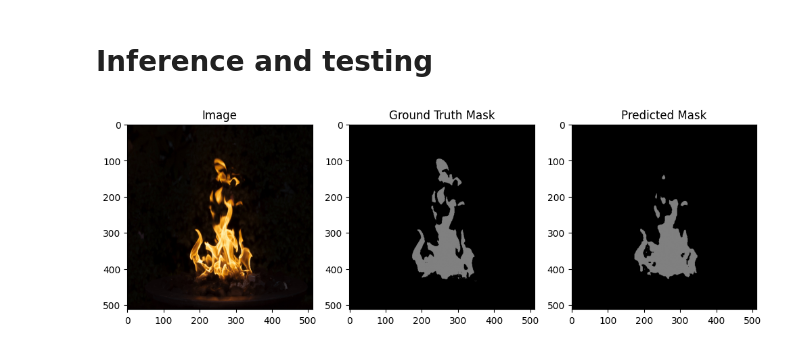
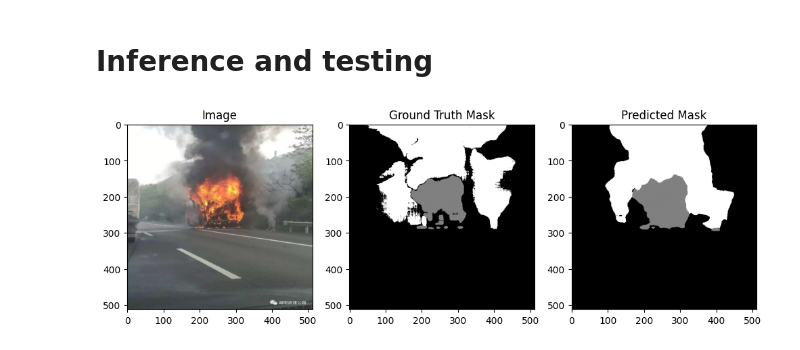
Before and after one commit to yomvol/fire-smoke-segmentation, a Jupyter notebook: training_smoke.ipynb, the cells around one changed output. Cells and saved outputs as stored; diff of their text form; code cells hidden in the pictures.

Commit message:
fixed thresholding

```diff
--- a/training_smoke.ipynb
+++ b/training_smoke.ipynb
@@ -454,42 +454,46 @@ def predict(model, image, device='cuda'):
     with torch.no_grad():
         image = image.unsqueeze(0).to(device)
         logits = model(image)
-        probs = torch.softmax(logits, dim=1)  # apply softmax to get probabilities
-        output = probs[:, 1, :, :] > CONFIDENCE_THRESHOLD
-        return output.squeeze(0).cpu().numpy()  # remove batch dimension and move to CPU
+        probs = torch.softmax(logits, dim=1)
+        # For each class, create a mask where prob > threshold
+        masks = (probs > CONFIDENCE_THRESHOLD).squeeze(0)
+        out_mask = torch.zeros_like(masks[0], dtype=torch.long)
+        for cls in range(1, probs.shape[1]):
+            out_mask[masks[cls]] = cls
+        return out_mask.cpu().numpy()
 
 def visualize_prediction(image, mask, prediction):
     # Inverse normalization transform for visualization
     inv_transform = T.Normalize(
         mean=[-m/s for m, s in zip(mean, std)],
         std=[1/s for s in std]
     )
     image = inv_transform(image)
 
     plt.figure(figsize=(12, 6))
     plt.subplot(1, 3, 1)
     plt.title("Image")
     plt.imshow(image.permute(1, 2, 0).numpy())
 
     plt.subplot(1, 3, 2)
     plt.title("Ground Truth Mask")
     plt.imshow(mask.numpy(), cmap='gray', vmin=0, vmax=2)
 
     plt.subplot(1, 3, 3)
     plt.title("Predicted Mask")
     plt.imshow(prediction, cmap='gray', vmin=0, vmax=2)
 
     plt.show()
 
 model.load_state_dict(torch.load('./checkpoints/epoch_19.pth', weights_only=True))
 model.eval()
 test_dataset = COCOSegDataset(VAL_DIR, VAL_MASKS_DIR,
                               transform=get_validation_augmentation(IMAGE_SIZE, mean, std))
-image, mask = test_dataset[6]
+image, mask = test_dataset[32]
 prediction = predict(model, image, device=device)
 visualize_prediction(image, mask, prediction)
 # %% [output]
-[figure, old version]
+[figure, new version]
 # %%
 torch.cuda.empty_cache()
 del model
```
